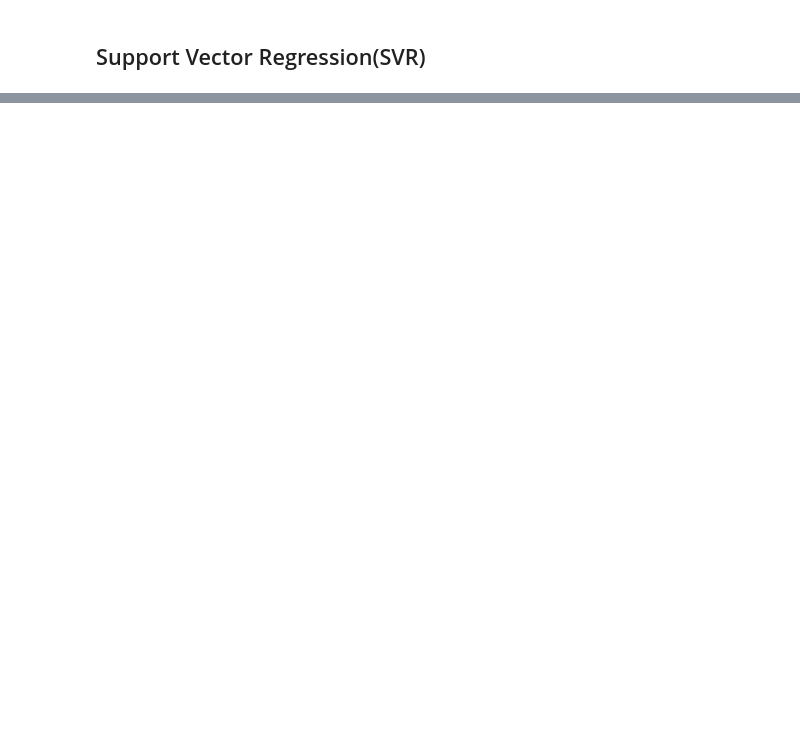
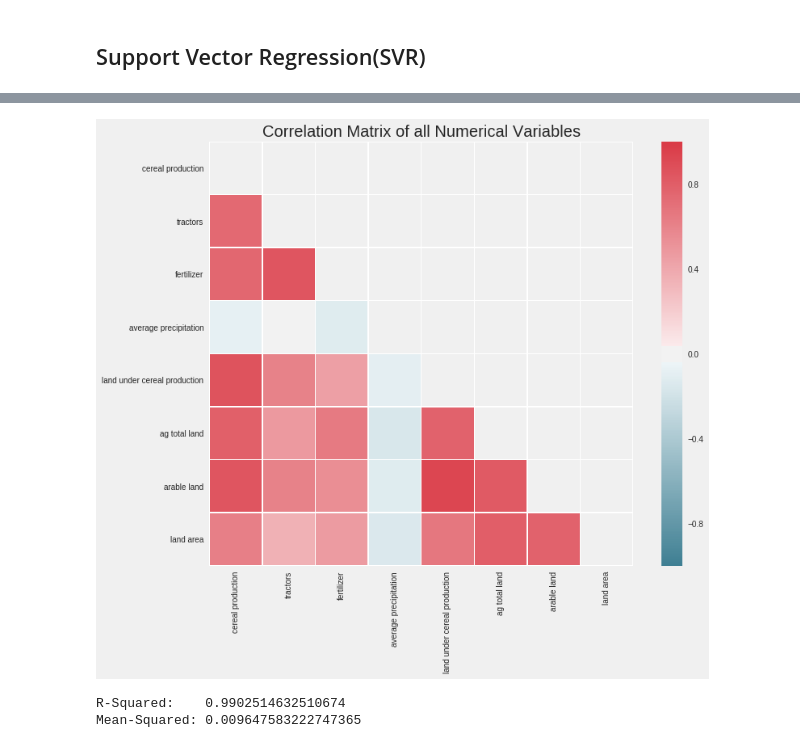
Before and after one commit to chanthony/IndiaAgriculture, a Jupyter notebook: Agriculture.ipynb, the cells around one changed output, grey strips where cells are left out. Cells and saved outputs as stored; diff of their text form; code cells hidden in the pictures; blank space fills up the shorter version.

```diff
--- a/Agriculture.ipynb
+++ b/Agriculture.ipynb
@@ -542,0 +615,22 @@ NameError: ignored
+# %%
+d= df
+corr = d.corr()
+
+# Generate a mask for the upper triangle
+mask = np.zeros_like(corr, dtype=np.bool)
+mask[np.triu_indices_from(mask)] = True
+
+# Set up the matplotlib figure
+f, ax = plt.subplots(figsize=(11, 9))
+
+# Generate a custom diverging colormap
+cmap = sns.diverging_palette(220, 10, as_cmap=True)
+
+# Draw the heatmap with the mask and correct aspect ratio
+sns.heatmap(corr, mask=mask,
+            square=True, linewidths=.5, annot=False, cmap=cmap)
+plt.yticks(rotation=0)
+plt.title('Correlation Matrix of all Numerical Variables')
+plt.show()
+# %% [output]
+[figure, added]
@@ -542,0 +673,6 @@ NameError: ignored
+# %%
+print("R-Squared:    {0} \n"
+      "Mean-Squared: {1}".format(np.mean(score),np.mean(mse)))
+# %% [output]
+R-Squared:    0.9902514632510674
+Mean-Squared: 0.009647583222747365
```
Also changed, not shown: parts of 71 cells of this notebook.
